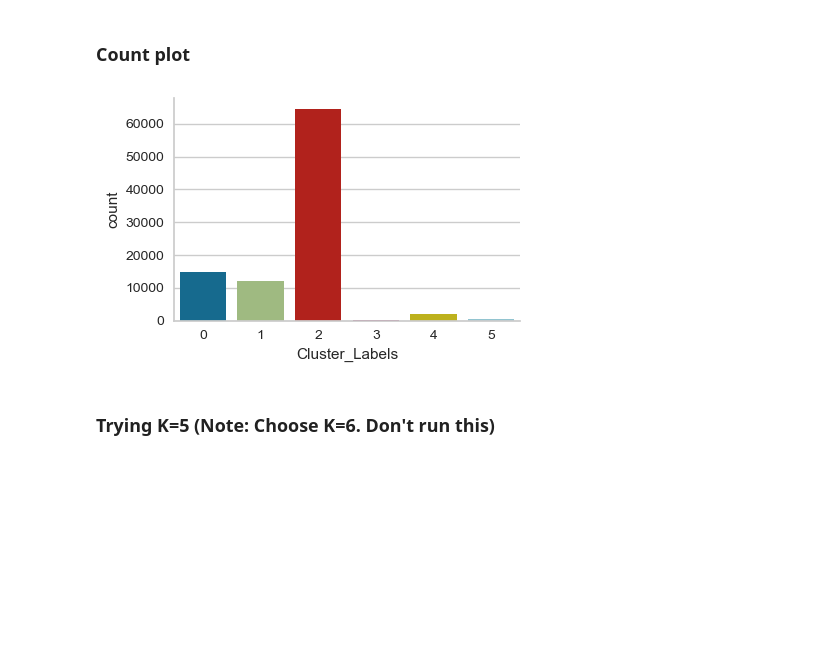
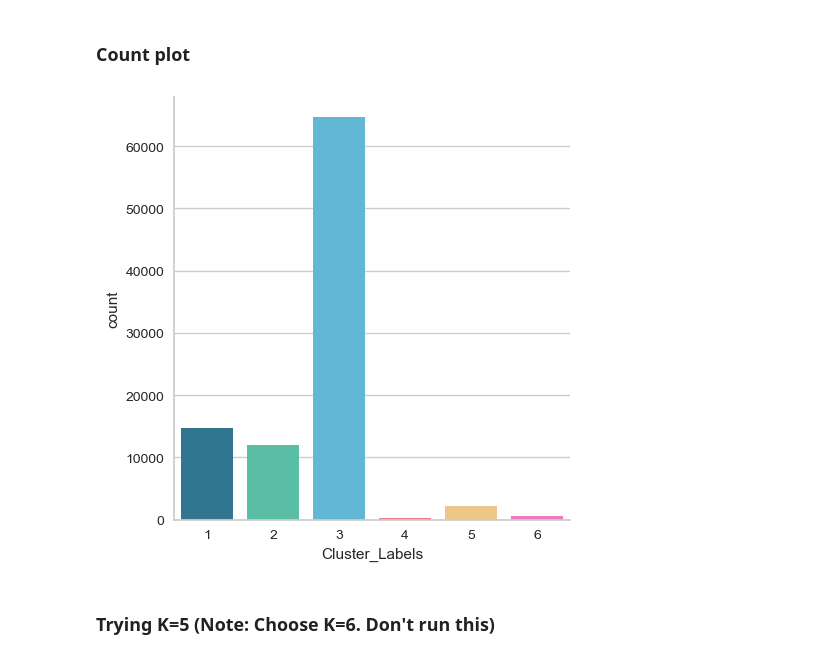
Before and after one commit to gbrosell/maroon-archers, a Jupyter notebook: 03STA-RI_G05_clustering.ipynb, the cells around one changed output. Cells and saved outputs as stored; diff of their text form; code cells hidden in the pictures; blank space fills up the shorter version.

Commit message:
sta ri unit 5 new plots

```diff
--- a/03STA-RI_G05_clustering.ipynb
+++ b/03STA-RI_G05_clustering.ipynb
@@ -44,7 +23,7 @@ Requirement already satisfied: six>=1.5 in c:\users\berna\anaconda3\lib\site-pac
 # %% [markdown]
 # Data Preprocessing
 # %%
-df = pd.read_csv('C:\\Users\\berna\\Documents\\Eskwelabs\\Capstone Project\\consolidated_csv_03STA-RI_G05.csv')
+df = pd.read_csv('C:/Users/MANCY036/Downloads/Eskwelabs/consolidated_csv_03STA-RI_G05.csv')
 df.head()
 # %% [output]
 |  | RUN_TIME | MKT_TYPE | REGION_NAME | ZONE_NAME | RESOURCE_NAME | TIME_INTERVAL | START_TIME | END_TIME | ... |
@@ -412,6 +388,13 @@ kmeans.fit(price_series)
 
 # Get cluster labels
 cluster_labels = kmeans.labels_
+cluster_labels = cluster_labels + 1
+# %%
+# Declare your own custom palette with 7 colors
+custom_palette = ["#227c9d", "#48cfae", "#4fc0e8", "#fe6d73", "#ffcb77", "#ff66c4"]
+
+# Use the custom palette with only the first 5 colors
+cluster_palette = sns.color_palette(custom_palette[:n_clusters])
 # %% [markdown]
 ### Snake plot
 # %%
@@ -450,14 +430,13 @@ sns.scatterplot(x=transformed[:,0], y=transformed[:,1], hue=cluster_labels, styl
 # %%
 sns.catplot(
     data=price_series_df,
     x="Cluster_Labels",
     kind="count",
-    height=3,
-    aspect=1.5
-  )
+    palette=cluster_palette
+)
 plt.show()
 # %% [output]
-[figure, old version]
+[figure, new version]
 # %% [markdown]
 ### Trying K=5 (Note: Choose K=6. Don't run this)
 # %%
```
Also changed, not shown: parts of 15 cells of this notebook.
